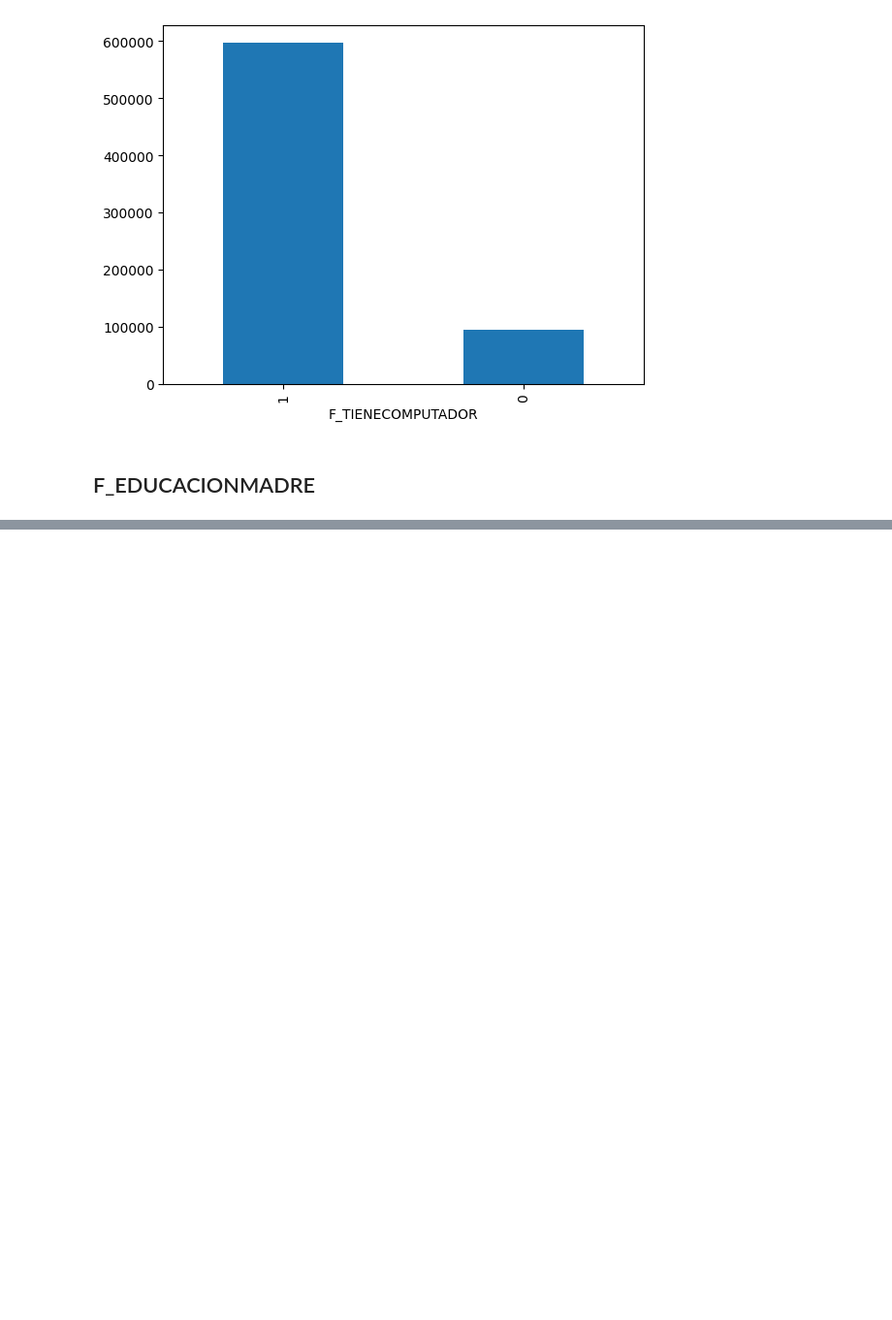
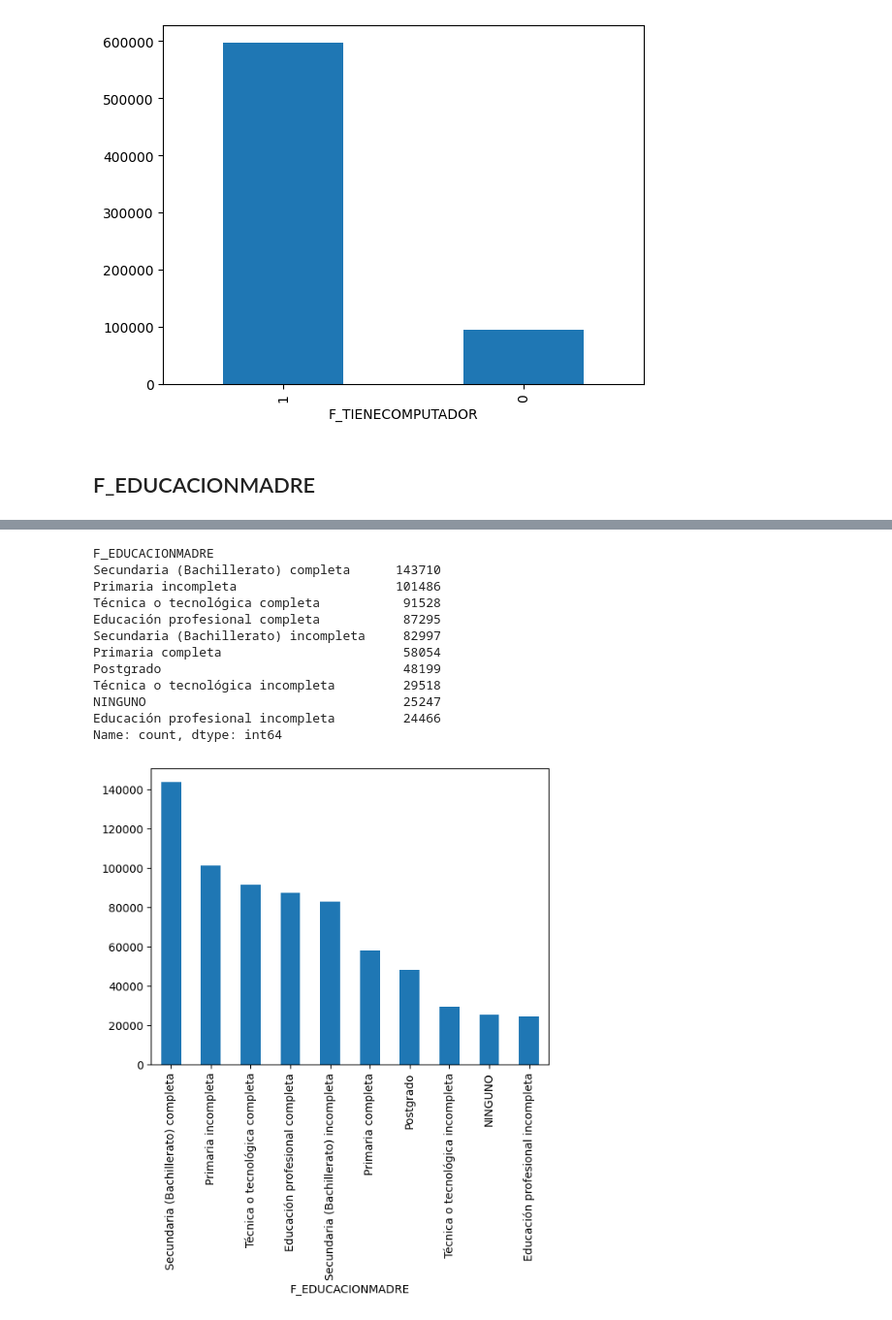
Before and after one commit to Thomascc123/Proyecto-Kaggle-Modelos, a Jupyter notebook: 02 - preprocesado.ipynb, the cells around one changed output, grey strips where cells are left out. Shown at 97% size. Saved outputs shown, nothing was run; the diff lists cells and outputs as text; code cells hidden in the pictures; blank space fills up the shorter version.

```diff
--- a/02 - preprocesado.ipynb
+++ b/02 - preprocesado.ipynb
@@ -1016,0 +1048,16 @@ dtype: float64
+# %%
+viewValues(copy2train, 'F_EDUCACIONMADRE')
+# %% [output]
+F_EDUCACIONMADRE
+Secundaria (Bachillerato) completa      143710
+Primaria incompleta                     101486
+Técnica o tecnológica completa           91528
+Educación profesional completa           87295
+Secundaria (Bachillerato) incompleta     82997
+Primaria completa                        58054
+Postgrado                                48199
+Técnica o tecnológica incompleta         29518
+NINGUNO                                  25247
+Educación profesional incompleta         24466
+Name: count, dtype: int64
+[figure, added]
```
Also changed, not shown: parts of 21 cells of this notebook.
